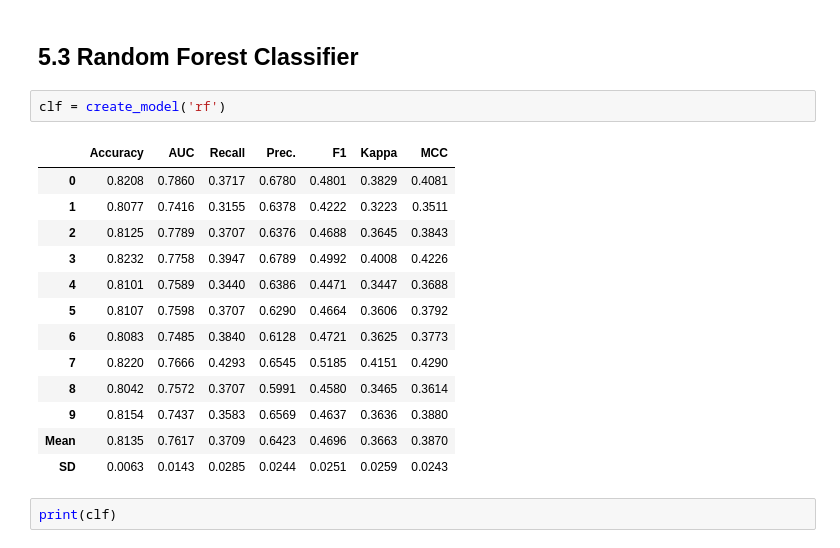
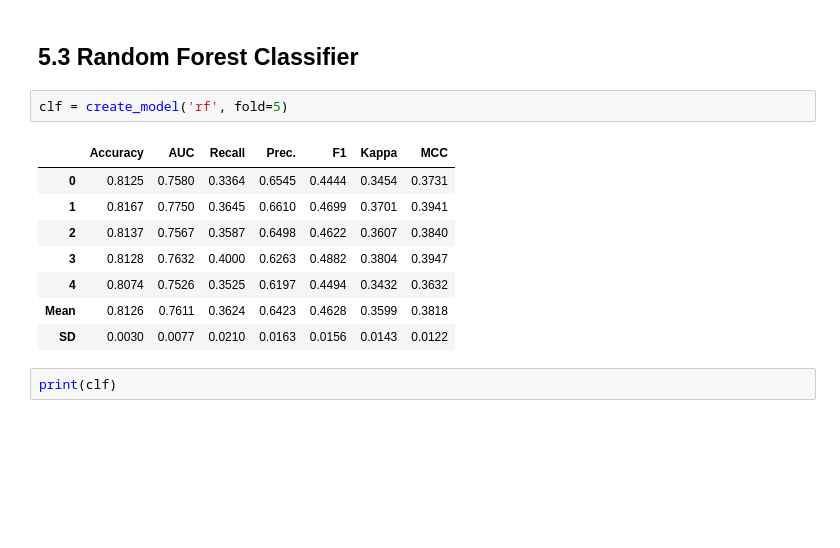
Before and after one commit to MaksonViini/Teste, a Jupyter notebook: Machine Learning Models/pycaret_classification.ipynb, the cells around one changed output. Saved outputs shown, nothing was run; the diff lists cells and outputs as text; blank space fills up the shorter version.

```diff
--- a/Machine Learning Models/pycaret_classification.ipynb
+++ b/Machine Learning Models/pycaret_classification.ipynb
@@ -242,21 +246,16 @@ KNeighborsClassifier(algorithm='auto', leaf_size=30, metric='minkowski',
 # %% [markdown]
 ## 5.3 Random Forest Classifier
 # %%
-clf = create_model('rf')
+clf = create_model('rf', fold=5)
 # %% [output]
 |  | Accuracy | AUC | Recall | Prec. | F1 | Kappa | MCC |
-| 0 | 0.8208 | 0.7860 | 0.3717 | 0.6780 | 0.4801 | 0.3829 | 0.4081 |
-| 1 | 0.8077 | 0.7416 | 0.3155 | 0.6378 | 0.4222 | 0.3223 | 0.3511 |
-| 2 | 0.8125 | 0.7789 | 0.3707 | 0.6376 | 0.4688 | 0.3645 | 0.3843 |
-| 3 | 0.8232 | 0.7758 | 0.3947 | 0.6789 | 0.4992 | 0.4008 | 0.4226 |
-| 4 | 0.8101 | 0.7589 | 0.3440 | 0.6386 | 0.4471 | 0.3447 | 0.3688 |
-| 5 | 0.8107 | 0.7598 | 0.3707 | 0.6290 | 0.4664 | 0.3606 | 0.3792 |
-| 6 | 0.8083 | 0.7485 | 0.3840 | 0.6128 | 0.4721 | 0.3625 | 0.3773 |
-| 7 | 0.8220 | 0.7666 | 0.4293 | 0.6545 | 0.5185 | 0.4151 | 0.4290 |
-| 8 | 0.8042 | 0.7572 | 0.3707 | 0.5991 | 0.4580 | 0.3465 | 0.3614 |
-| 9 | 0.8154 | 0.7437 | 0.3583 | 0.6569 | 0.4637 | 0.3636 | 0.3880 |
-| Mean | 0.8135 | 0.7617 | 0.3709 | 0.6423 | 0.4696 | 0.3663 | 0.3870 |
-| SD | 0.0063 | 0.0143 | 0.0285 | 0.0244 | 0.0251 | 0.0259 | 0.0243 |
+| 0 | 0.8125 | 0.7580 | 0.3364 | 0.6545 | 0.4444 | 0.3454 | 0.3731 |
+| 1 | 0.8167 | 0.7750 | 0.3645 | 0.6610 | 0.4699 | 0.3701 | 0.3941 |
+| 2 | 0.8137 | 0.7567 | 0.3587 | 0.6498 | 0.4622 | 0.3607 | 0.3840 |
+| 3 | 0.8128 | 0.7632 | 0.4000 | 0.6263 | 0.4882 | 0.3804 | 0.3947 |
+| 4 | 0.8074 | 0.7526 | 0.3525 | 0.6197 | 0.4494 | 0.3432 | 0.3632 |
+| Mean | 0.8126 | 0.7611 | 0.3624 | 0.6423 | 0.4628 | 0.3599 | 0.3818 |
+| SD | 0.0030 | 0.0077 | 0.0210 | 0.0163 | 0.0156 | 0.0143 | 0.0122 |
 # %%
 print(clf)
 # %% [output]
```
Also changed, not shown: parts of 9 cells of this notebook, 2 other files.
